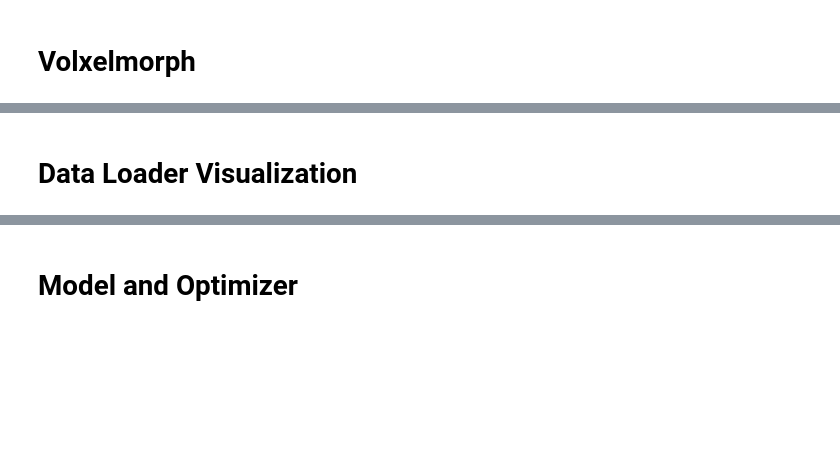
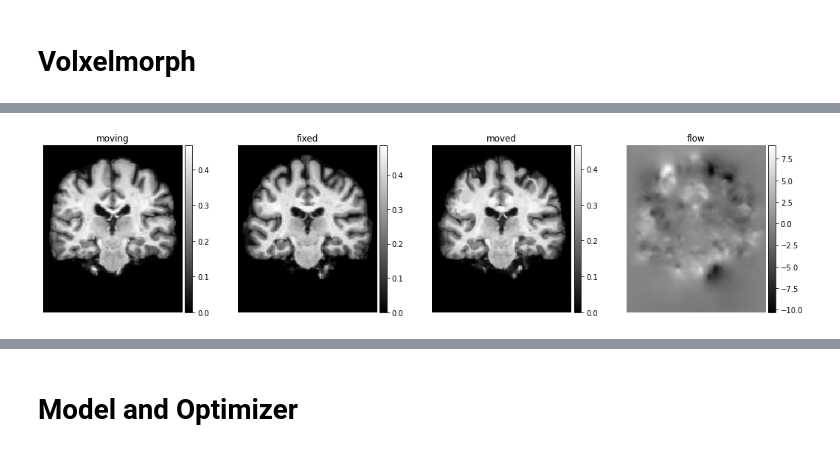
Before and after one commit to zahraDehghanian97/VoxelMorph_Registration, a Jupyter notebook: VoxelMorph.ipynb, the cells around one changed output, grey strips where cells are left out. Cells and saved outputs as stored; diff of their text form; code cells hidden in the pictures; blank space fills up the shorter version.

```diff
--- a/VoxelMorph.ipynb
+++ b/VoxelMorph.ipynb
@@ -234,13 +359,14 @@ def vxm_data_generator(x_data, batch_size):
+# %%
+# create the validation data generator
+val_generator = vxm_data_generator(x_val, batch_size = 1)
+val_input, _ = next(val_generator)
+# %%
+# prediction
+val_pred = vxm_model.predict(val_input)
 # %%
-
-# create the data generator
-train_generator = vxm_data_generator(data_train, BATCH_SIZE_)
-
-# visualize a sample
-input_sample, output_sample = next(train_generator)
-
-slices_2d = [f[0, :, :, 60, 0] for f in input_sample + output_sample]
-titles = ['moving image', 'fixed image', 'moved image', 'zero']
-ne.plot.slices(slices_2d, titles=titles, cmaps=['gray'], do_colorbars=True)
+# visualize registration
+images = [img[0, :, :, 0] for img in val_input + val_pred]
+titles = ['moving', 'fixed', 'moved', 'flow']
+ne.plot.slices(images, titles=titles, cmaps=['gray'], do_colorbars=True);
+# %% [output]
+[figure, added]
-# %% [markdown]
-# Data Loader Visualization
```
Also changed, not shown: parts of 21 cells of this notebook.
